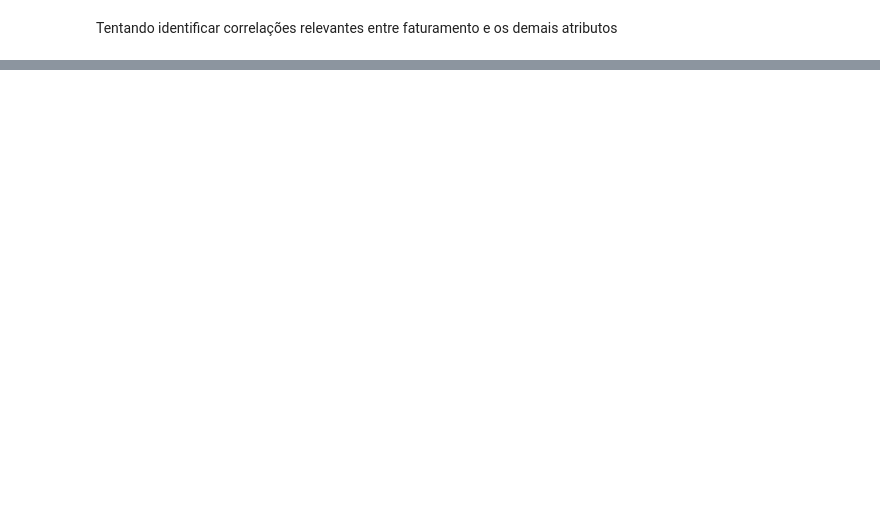
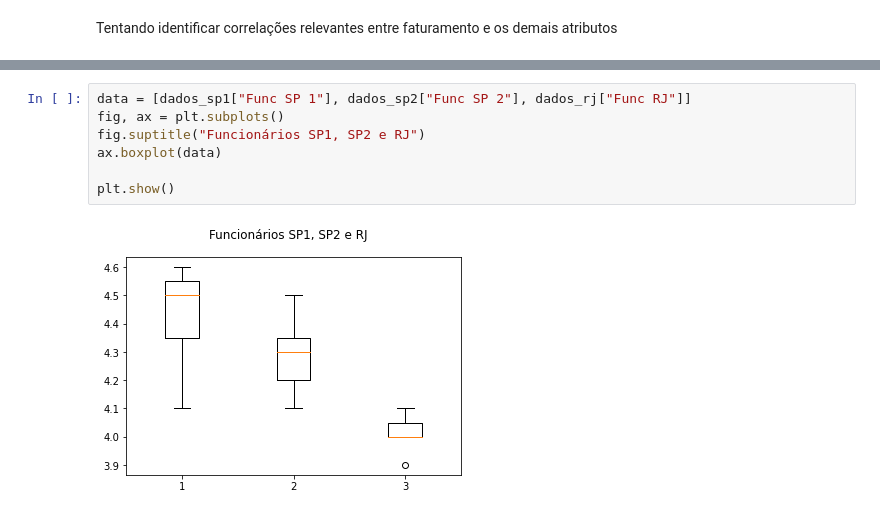
Before and after one commit to rubemmnf/Mercado-Financeiro, a Jupyter notebook: TradingDados/Case1Mentoria/analise.ipynb, the cells around one changed output, grey strips where cells are left out. Drawn from its saved outputs; the diff is of its cells as text; blank space fills up the shorter version.

```diff
--- a/TradingDados/Case1Mentoria/analise.ipynb
+++ b/TradingDados/Case1Mentoria/analise.ipynb
@@ -160,0 +202,9 @@ Name: Faturamento RJ, dtype: float64
+# %%
+data = [dados_sp1["Func SP 1"], dados_sp2["Func SP 2"], dados_rj["Func RJ"]]
+fig, ax = plt.subplots()
+fig.suptitle("Funcionários SP1, SP2 e RJ")
+ax.boxplot(data)
+
+plt.show()
+# %% [output]
+[figure, added]
```
Also changed, not shown: parts of 28 cells of this notebook.
